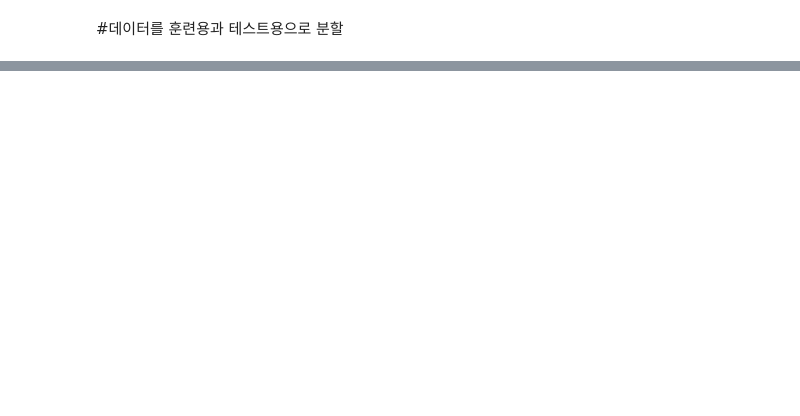
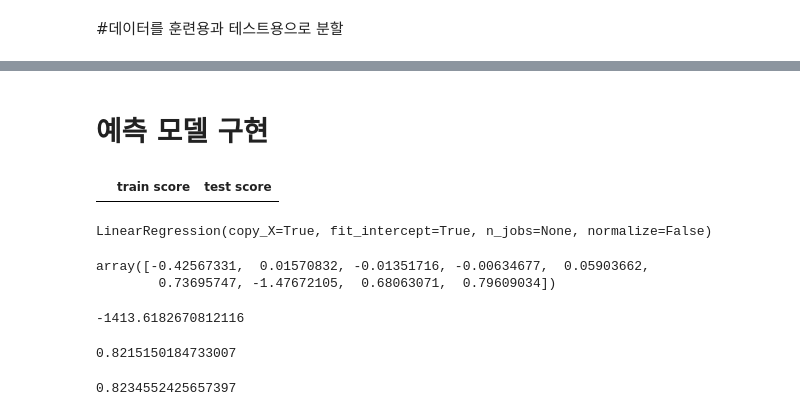
Before and after one commit to cchio74/forgemaster, a Jupyter notebook: lab05_Auto_MPG_BJ.ipynb, the cells around one changed output, grey strips where cells are left out. Cells and saved outputs as stored; diff of their text form; code cells hidden in the pictures; blank space fills up the shorter version.

```diff
--- a/lab05_Auto_MPG_BJ.ipynb
+++ b/lab05_Auto_MPG_BJ.ipynb
@@ -523,0 +565,7 @@ refined_data.tail()
+# %% [markdown]
+# 예측 모델 구현
+# %%
+results=pd.DataFrame(columns=['train score','test score'])
+results
+# %% [output]
+|  | train score | test score |
@@ -523,0 +574,22 @@ refined_data.tail()
+# %%
+model1=LinearRegression().fit(X_train,y_train)
+model1
+# %% [output]
+LinearRegression(copy_X=True, fit_intercept=True, n_jobs=None, normalize=False)
+# %%
+model1.coef_
+# %% [output]
+array([-0.42567331,  0.01570832, -0.01351716, -0.00634677,  0.05903662,
+        0.73695747, -1.47672105,  0.68063071,  0.79609034])
+# %%
+model1.intercept_
+# %% [output]
+-1413.6182670812116
+# %%
+model1.score(X_train,y_train)
+# %% [output]
+0.8215150184733007
+# %%
+model1.score(X_test,y_test)
+# %% [output]
+0.8234552425657397
```
Also changed, not shown: parts of 52 cells of this notebook.
